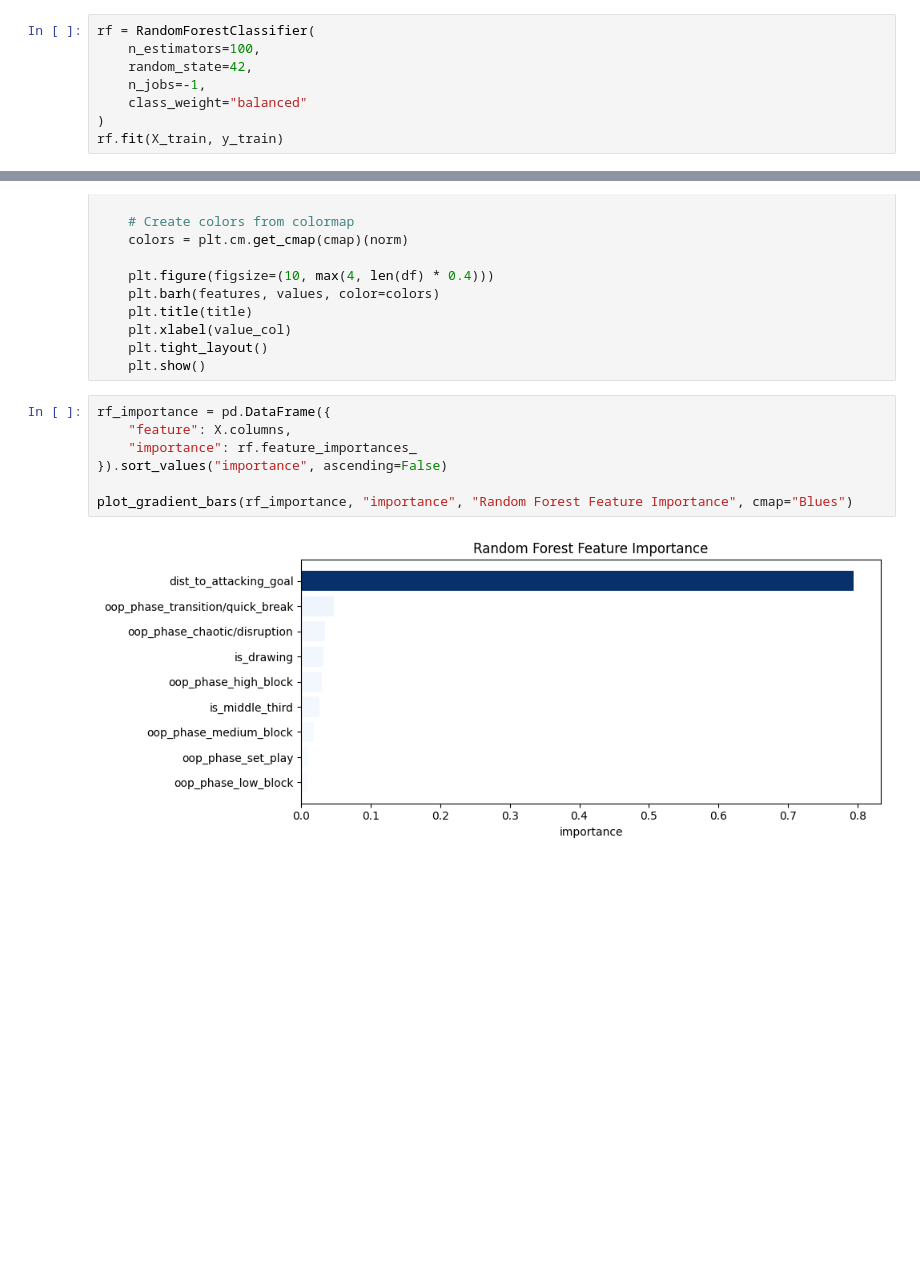
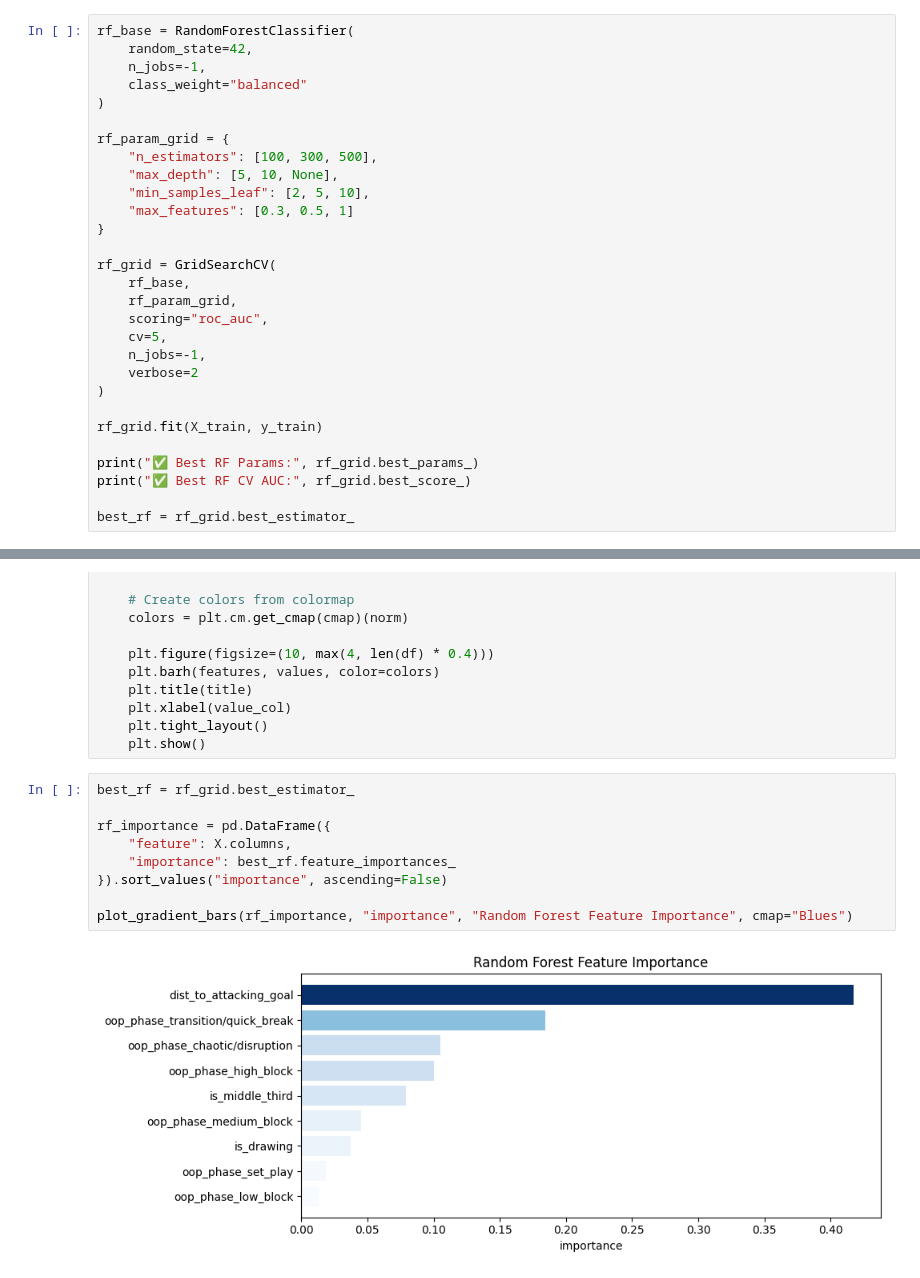
Before and after one commit to naveenelliott/SkillCorner_Tracking_Data_Project, a Jupyter notebook: notebooks/Analysis/Data_Science_Binary.ipynb, the cells around one changed output, grey strips where cells are left out. Cells and saved outputs as stored; diff of their text form; blank space fills up the shorter version.

```diff
--- a/notebooks/Analysis/Data_Science_Binary.ipynb
+++ b/notebooks/Analysis/Data_Science_Binary.ipynb
@@ -83,11 +85,32 @@ X_train, X_test, y_train, y_test, row_train, row_test = train_test_split(
     X, y, row_ids, test_size=0.15, random_state=42
 )
 # %%
-rf = RandomForestClassifier(
-    n_estimators=100,
+rf_base = RandomForestClassifier(
     random_state=42,
     n_jobs=-1,
     class_weight="balanced"
 )
-rf.fit(X_train, y_train)
+
+rf_param_grid = {
+    "n_estimators": [100, 300, 500],
+    "max_depth": [5, 10, None],
+    "min_samples_leaf": [2, 5, 10],
+    "max_features": [0.3, 0.5, 1]
+}
+
+rf_grid = GridSearchCV(
+    rf_base,
+    rf_param_grid,
+    scoring="roc_auc",
+    cv=5,
+    n_jobs=-1,
+    verbose=2
+)
+
+rf_grid.fit(X_train, y_train)
+
+print("✅ Best RF Params:", rf_grid.best_params_)
+print("✅ Best RF CV AUC:", rf_grid.best_score_)
+
+best_rf = rf_grid.best_estimator_
 # %% [output]
@@ -214,12 +276,14 @@ def plot_gradient_bars(df, value_col, title, cmap="Blues"):
     plt.tight_layout()
     plt.show()
 # %%
+best_rf = rf_grid.best_estimator_
+
 rf_importance = pd.DataFrame({
     "feature": X.columns,
-    "importance": rf.feature_importances_
+    "importance": best_rf.feature_importances_
 }).sort_values("importance", ascending=False)
 
 plot_gradient_bars(rf_importance, "importance", "Random Forest Feature Importance", cmap="Blues")
 # %% [output]
-[figure, old version]
+[figure, new version]
 # %%
```
Also changed, not shown: parts of 10 cells of this notebook, 1 other file.
